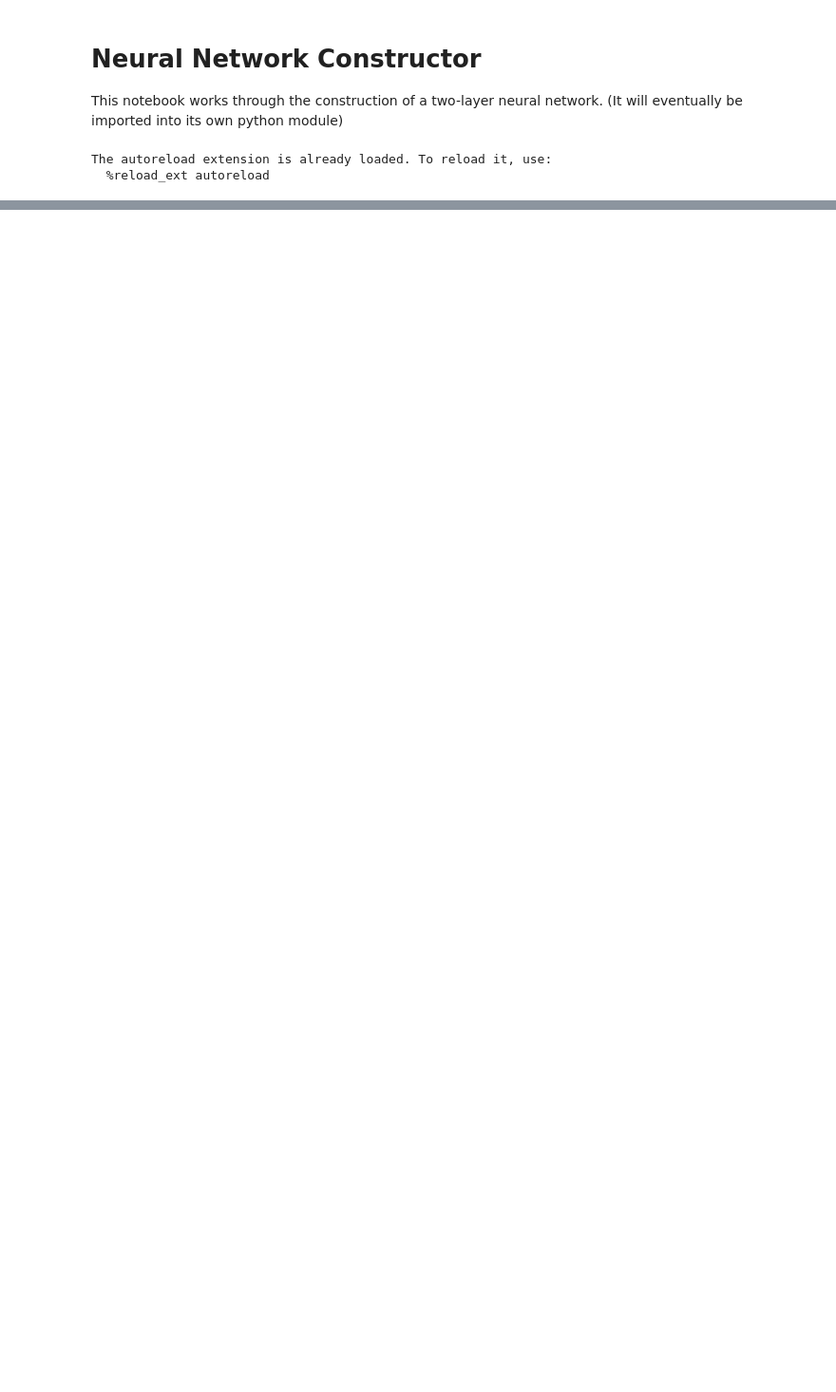
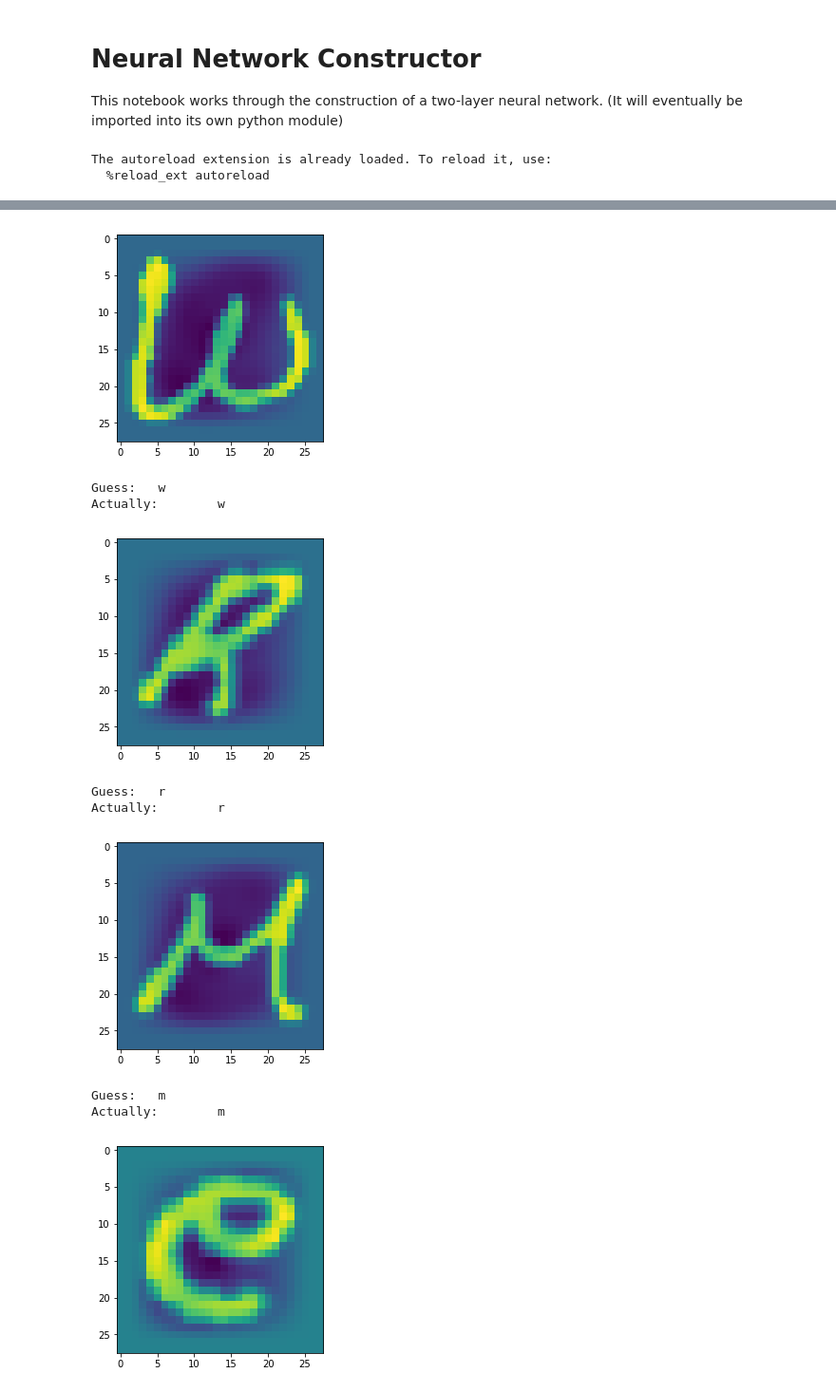
Before and after one commit to mitchnegus/CS289_mnegus, a Jupyter notebook: HW06/Code/CS289A_HW06_NeuralNet.ipynb, the cells around one changed output, grey strips where cells are left out. Shown at 95% size. Drawn from its saved outputs; the diff is of its cells as text; code cells hidden in the pictures; blank space fills up the shorter version.

Commit message:
working neural net with kaggle submission generated

```diff
--- a/HW06/Code/CS289A_HW06_NeuralNet.ipynb
+++ b/HW06/Code/CS289A_HW06_NeuralNet.ipynb
@@ -236,5 +251,5 @@ labels = np.array([1,1,2,1,1,1,2])
 # %%
-classifier = NeuralNet(nlayers=3,unitsperlayer=[3,2],actfns=[af.tanh,af.sigmoid],Gradients=grad.tanhsig2layer())
+classifier = NeuralNet(nlayers=3,unitsperlayer=[201,26],actfns=[af.tanh,af.sigmoid],Gradients=grad.tanhsig2layer())
 # %%
-classifier.train(data,labels)
+classifier.train(traindata,trainlabels)
 # %% [output]
@@ -257,0 +273,5 @@ All points classified correctly
+# %%
+valdata = np.loadtxt(BASE_DIR+'Data/letters_valdata.csv', dtype=float, delimiter=',')
+vallabels = np.array([np.loadtxt(BASE_DIR+'Data/letters_vallabels.csv', dtype=int, delimiter=',')]).T
+# %%
+valpredictions = classifier.predict(valdata)
@@ -257,0 +285,18 @@ All points classified correctly
+# %%
+for num in range(20):
+    plt.imshow(valdata[num,:784].reshape((28,28)))
+    plt.show()
+    alphabet = 'abcdefghijklmnopqrstuvwxyz'
+    print('Guess:\t',alphabet[valpredictions[num]-1])
+    print('Actually:\t',alphabet[vallabels[num,0]-1])
+# %% [output]
+[figure, added]
+Guess:   w
+Actually:        w
+[figure, added]
+Guess:   r
+Actually:        r
+[figure, added]
+Guess:   m
+Actually:        m
+[figure, added]
```
Also changed, not shown: parts of 14 cells of this notebook, 6 other files.
